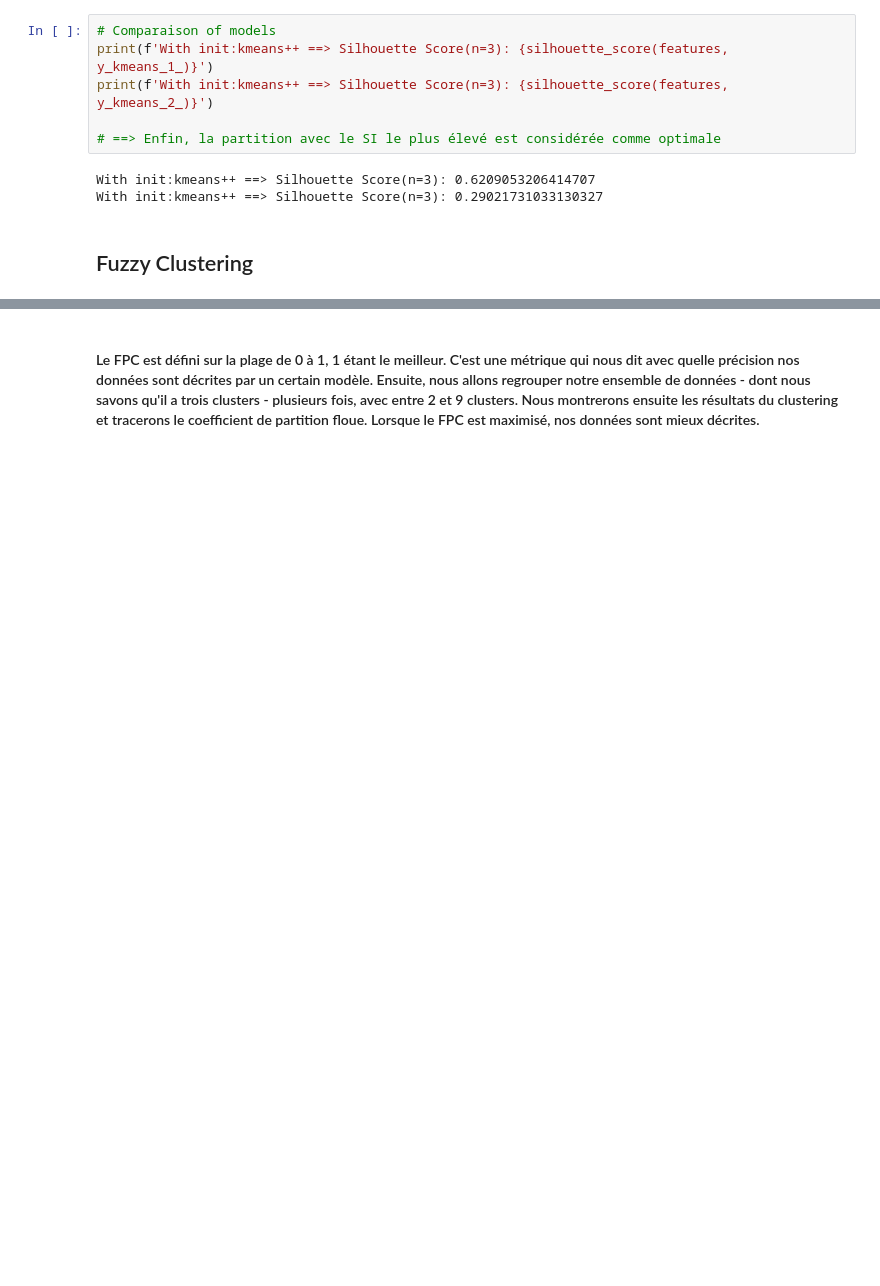
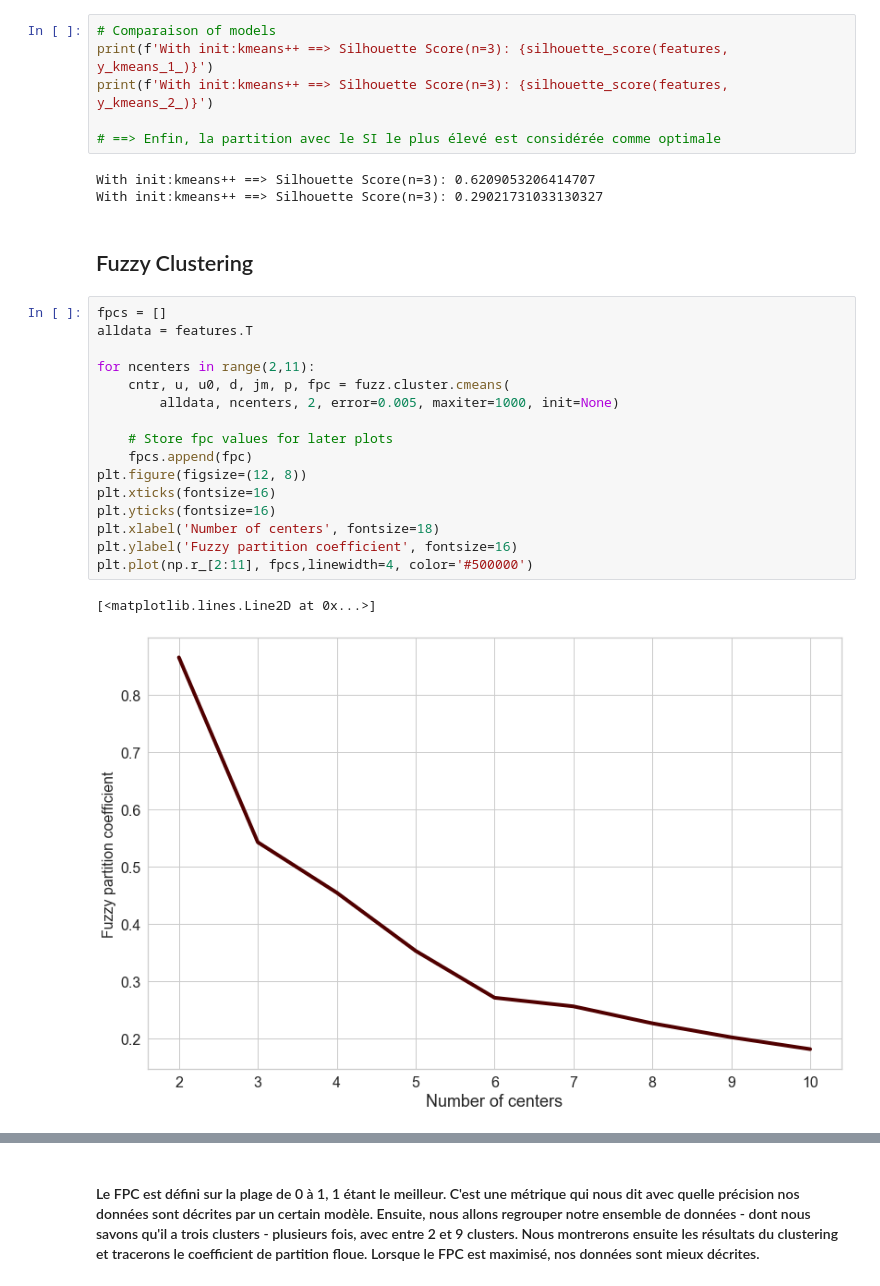
Before and after one commit to ab3masta/pfe_final_notebook, a Jupyter notebook: clustering.ipynb, the cells around one changed output, grey strips where cells are left out. Saved outputs shown, nothing was run; the diff lists cells and outputs as text; blank space fills up the shorter version.

```diff
--- a/clustering.ipynb
+++ b/clustering.ipynb
@@ -355,6 +347,25 @@ With init:kmeans++ ==> Silhouette Score(n=3): 0.6209053206414707
 With init:kmeans++ ==> Silhouette Score(n=3): 0.29021731033130327
 # %% [markdown]
 ## Fuzzy Clustering
+# %%
+fpcs = []
+alldata = features.T
+
+for ncenters in range(2,11):
+    cntr, u, u0, d, jm, p, fpc = fuzz.cluster.cmeans(
+        alldata, ncenters, 2, error=0.005, maxiter=1000, init=None)
+
+    # Store fpc values for later plots
+    fpcs.append(fpc)
+plt.figure(figsize=(12, 8))
+plt.xticks(fontsize=16)
+plt.yticks(fontsize=16)
+plt.xlabel('Number of centers', fontsize=18)
+plt.ylabel('Fuzzy partition coefficient', fontsize=16)
+plt.plot(np.r_[2:11], fpcs,linewidth=4, color='#500000')
+# %% [output]
+[<matplotlib.lines.Line2D at 0x...>]
+[figure, added]
 # %%
 X = features
 
```
Also changed, not shown: parts of 11 cells of this notebook, 2 other files.
